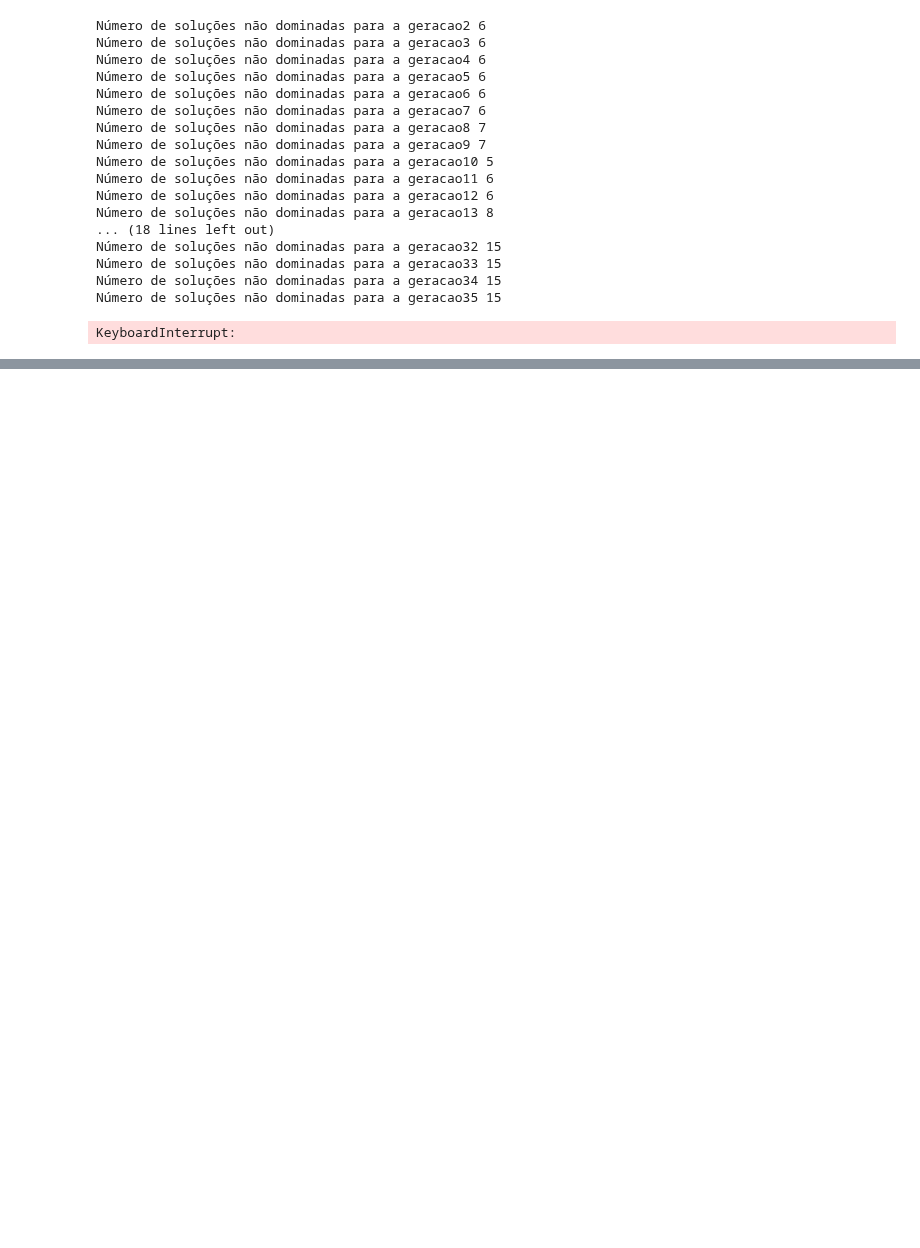
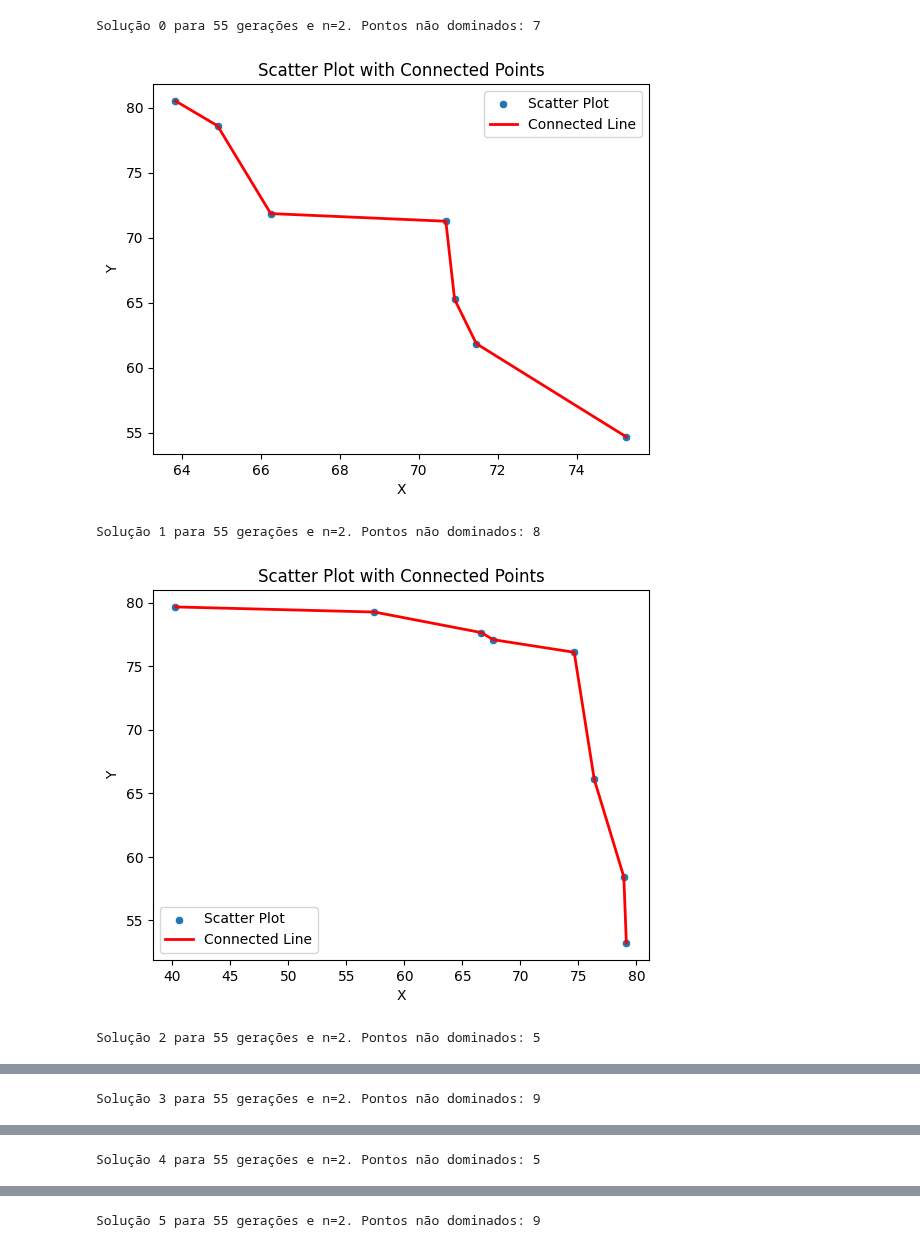
Before and after one commit to ecordeiro/cefet, a Jupyter notebook: busca_aleatoria.ipynb, the cells around one changed output, grey strips where cells are left out. Drawn from its saved outputs; the diff is of its cells as text; code cells hidden in the pictures; blank space fills up the shorter version.

```diff
--- a/busca_aleatoria.ipynb
+++ b/busca_aleatoria.ipynb
@@ -78,44 +132,35 @@ populacao = gerar_populacao(qtd_individuos,tamanho_cromossomos,limites)
 # %%
-i=2
-numero_sem_solucoes_dominadas = 0
-geracoes = 2
-for i in range(2, 100):
-    num_geracoes = i
+tamanho_cromossomos = 2
+
+for i in range(0, 10):
+
+    qtd_individuos = 200
+    limites = (-5.12, 5.12)
+
+    populacao = gerar_populacao(qtd_individuos,tamanho_cromossomos,limites)
+
+    num_geracoes = 55
     qtd_individuos = 50
-    tamanho_cromossomos = 2
     limites = (-5.12, 5.12)
 
     for _ in range(num_geracoes):
         #Cria nova população
         nova_geracao = gerar_populacao(qtd_individuos,tamanho_cromossomos,limites)
         pop_total = populacao + nova_geracao
         populacao_total = calcula_domininancia_populacao(pop_total)
         populacao_total = calcula_crowding_distance(pop_total)
         populacao_total.sort(key=lambda x: (x.domination_count, -x.crowding_distance))
         populacao = populacao_total[:len(populacao)]  # Seleciona os melhores indivíduos
 
     non_dominated_solutions = [ind for ind in populacao if ind.domination_count == 0]
-    if len(non_dominated_solutions)>numero_sem_solucoes_dominadas:
-        numero_sem_solucoes_dominadas = len(non_dominated_solutions)
-        geracoes = i
 
-    print(f"Número de soluções não dominadas para a geracao{i}", len(non_dominated_solutions))
+    print(f"Solução {i} para {num_geracoes} gerações e n={tamanho_cromossomos}.", f"Pontos não dominados: {len(non_dominated_solutions)}")
+
+    #plot_scatter_with_line(populacao)
+    plot_scatter_with_line_sea(populacao)
 # %% [output]
-Número de soluções não dominadas para a geracao2 6
-Número de soluções não dominadas para a geracao3 6
-Número de soluções não dominadas para a geracao4 6
-Número de soluções não dominadas para a geracao5 6
-Número de soluções não dominadas para a geracao6 6
-Número de soluções não dominadas para a geracao7 6
-Número de soluções não dominadas para a geracao8 7
-Número de soluções não dominadas para a geracao9 7
-Número de soluções não dominadas para a geracao10 5
-Número de soluções não dominadas para a geracao11 6
-Número de soluções não dominadas para a geracao12 6
-Número de soluções não dominadas para a geracao13 8
-... (18 lines left out)
-Número de soluções não dominadas para a geracao32 15
-Número de soluções não dominadas para a geracao33 15
-Número de soluções não dominadas para a geracao34 15
-Número de soluções não dominadas para a geracao35 15
+Solução 0 para 55 gerações e n=2. Pontos não dominados: 7
+[figure, added]
-KeyboardInterrupt:
+Solução 1 para 55 gerações e n=2. Pontos não dominados: 8
+[figure, added]
+Solução 2 para 55 gerações e n=2. Pontos não dominados: 5
@@ -121,0 +168 @@ KeyboardInterrupt:
+Solução 3 para 55 gerações e n=2. Pontos não dominados: 9
@@ -121,0 +170 @@ KeyboardInterrupt:
+Solução 4 para 55 gerações e n=2. Pontos não dominados: 5
@@ -121,0 +172 @@ KeyboardInterrupt:
+Solução 5 para 55 gerações e n=2. Pontos não dominados: 9
```
Also changed, not shown: parts of 8 cells of this notebook.
